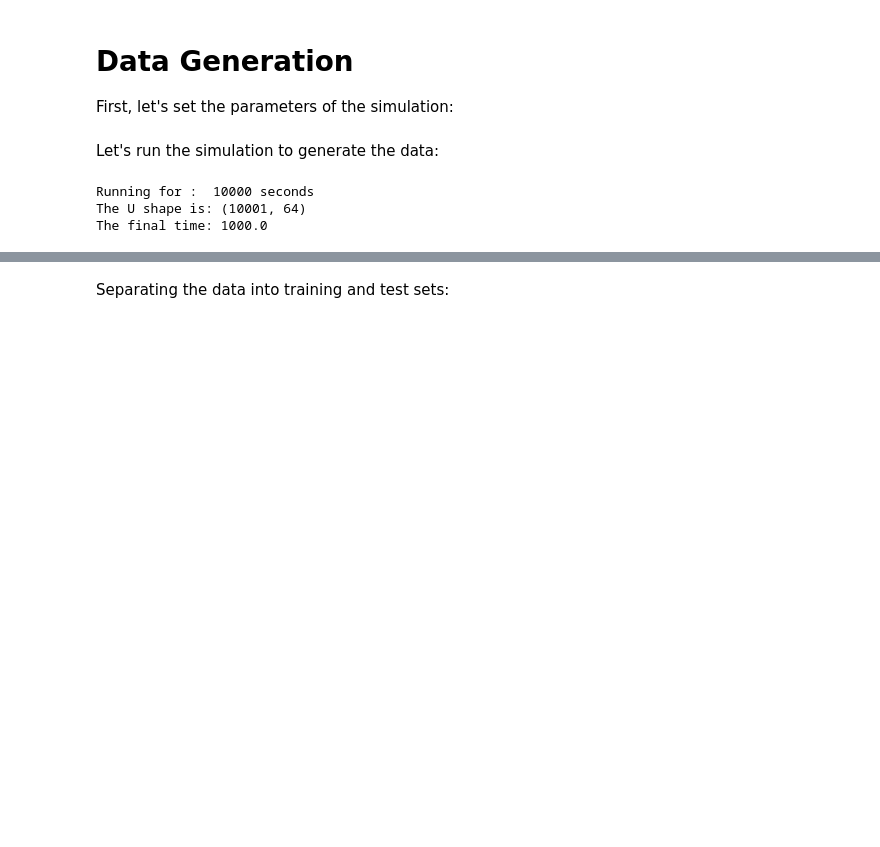
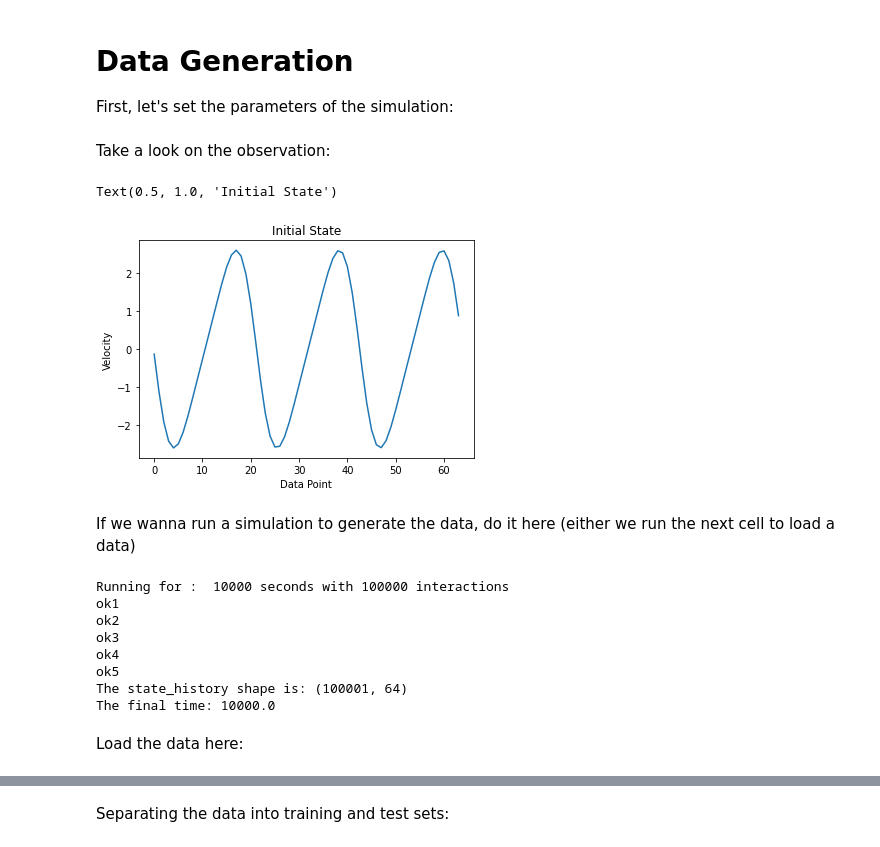
Before and after one commit to calladogt/Deep-learning-to-the-modeling-of-chaotic-dynamics-systems, a Jupyter notebook: Simulators/ks-simulator/KS-modelFF.ipynb, the cells around one changed output, grey strips where cells are left out. Saved outputs shown, nothing was run; the diff lists cells and outputs as text; code cells hidden in the pictures; blank space fills up the shorter version.

```diff
--- a/Simulators/ks-simulator/KS-modelFF.ipynb
+++ b/Simulators/ks-simulator/KS-modelFF.ipynb
@@ -26,22 +28,52 @@ observation = np.loadtxt('u1.dat') #the observed initial state of the system
-# %% [markdown]
-Let's run the simulation to generate the data:
+# %% [markdown]
+Take a look on the observation:
+# %%
+plt.plot(current_state)
+plt.xlabel('Data Point')
+plt.ylabel('Velocity')
+plt.title('Initial State')
+# %% [output]
+Text(0.5, 1.0, 'Initial State')
+[figure, added]
+# %% [markdown]
+If we wanna run a simulation to generate the data, do it here (either we run the next cell to load a data)
 # %%
-ks = KS(L=L,N=N,dt=dt) #class of the simulation
-TotalTime= int(np.round(Tend/dt))
-print("Running for : ",TotalTime, 'seconds')
-taxis = 0
-action = np.zeros(1) #I don't know what is this exactly
-U = np.matrix(observation) # We will stack in U at each time step
+ks = KS(L=length,N=sample_points,dt=dt) #class of the simulation
+total_interactions = int(np.round(final_time/dt))
+print("Running for : ",final_time, 'seconds', 'with', total_interactions, 'interactions')
+time_counter = 0
+action = np.zeros(1) # in this simulation, we will set actions=0
+state_history = np.matrix(current_state) # We will stack in U at each time step
 
-for nt in range(TotalTime):
-    observation = ks.advance(observation,action)
-    U = np.vstack((U,observation))
-    taxis = np.hstack((taxis,(nt+1)*ks.dt))
+for nt in range(total_interactions):
+    current_state = ks.advance(current_state,action)
+    state_history = np.vstack((state_history,current_state))
+    time_counter = np.hstack((time_counter,(nt+1)*ks.dt))
+    if time_counter[-1]==100:
+      print('ok1')
+    if time_counter[-1]==1000:
+      print('ok2')
+    if time_counter[-1]==2500:
+      print('ok3')
+    if time_counter[-1]==5000:
+      print('ok4')
+    if time_counter[-1]==10000:
+      print('ok5')
+    if time_counter[-1]==50000:
+      print('ok6')
 
 # Explore the results
-print('The U shape is:', U.shape)
-print('The final time:', taxis[-1])
+position_x=ks.x
+print('The state_history shape is:', state_history.shape)
+print('The final time:', time_counter[-1])
 # %% [output]
-Running for :  10000 seconds
-The U shape is: (10001, 64)
-The final time: 1000.0
+Running for :  10000 seconds with 100000 interactions
+ok1
+ok2
+ok3
+ok4
+ok5
+The state_history shape is: (100001, 64)
+The final time: 10000.0
+# %% [markdown]
+Load the data here:
```
Also changed, not shown: parts of 11 cells of this notebook.
